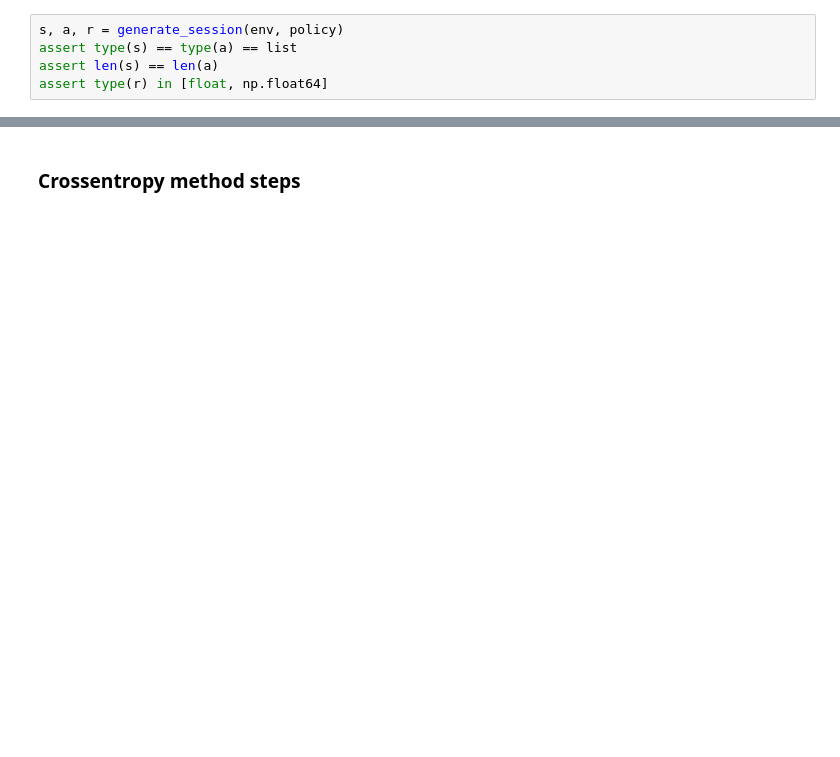
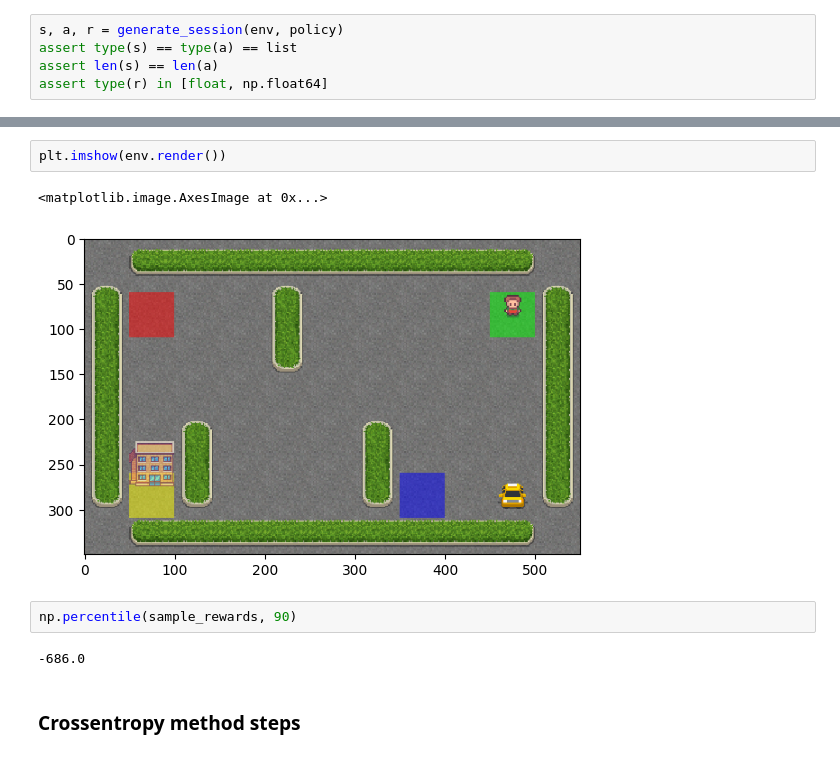
Before and after one commit to goodza/Practical_RL, a Jupyter notebook: week01_intro/crossentropy_method.ipynb, the cells around one changed output, grey strips where cells are left out. Cells and saved outputs as stored; diff of their text form; blank space fills up the shorter version.

```diff
--- a/week01_intro/crossentropy_method.ipynb
+++ b/week01_intro/crossentropy_method.ipynb
@@ -120,3 +117,12 @@ plt.legend()
+# %%
+plt.imshow(env.render())
+# %% [output]
+<matplotlib.image.AxesImage at 0x...>
+[figure, added]
+# %%
+np.percentile(sample_rewards, 90)
+# %% [output]
+-686.0
 # %% [markdown]
 ### Crossentropy method steps
 # %%
```
Also changed, not shown: parts of 7 cells of this notebook, 1 other file.
